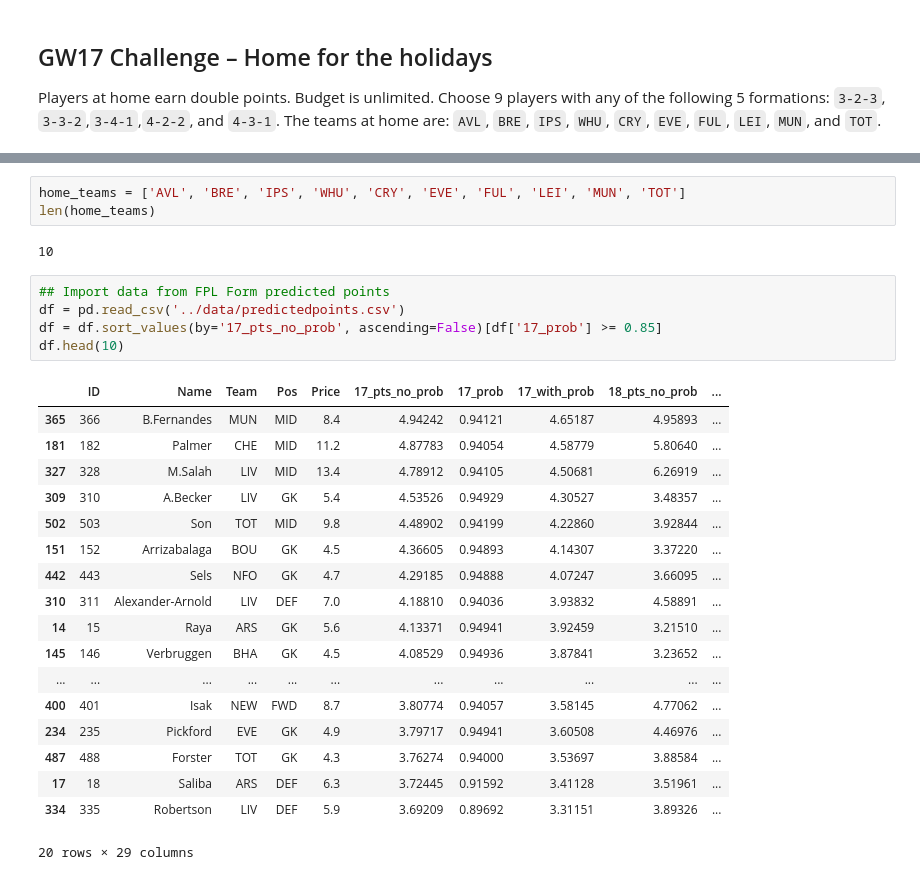
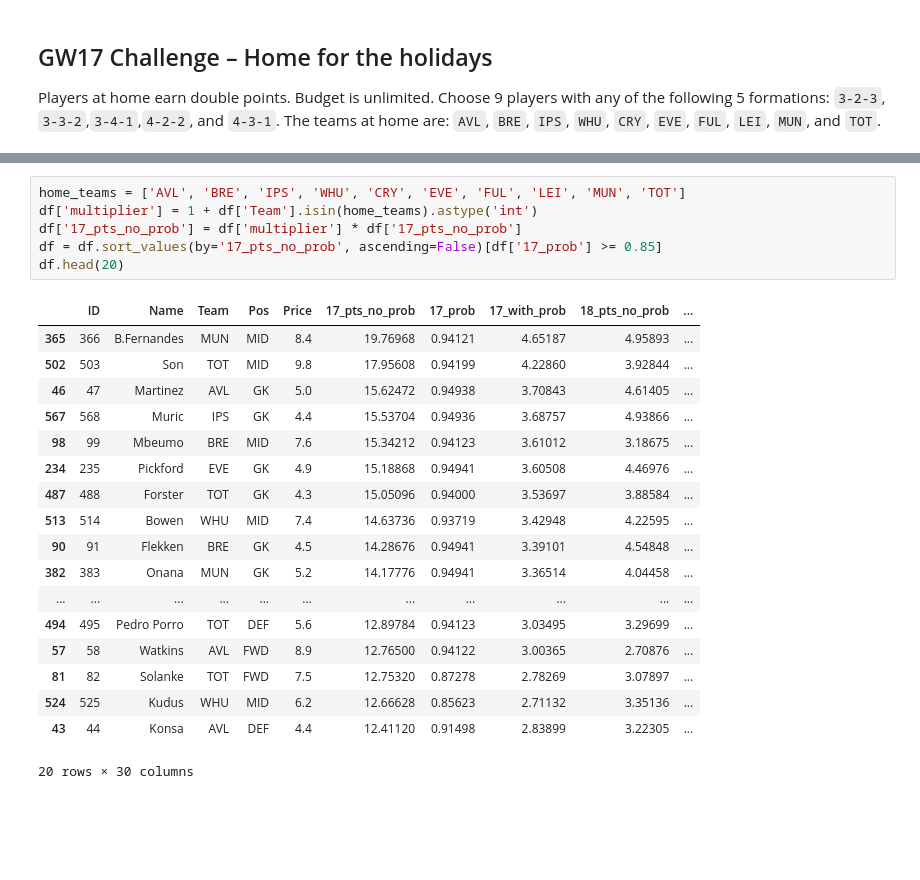
Before and after one commit to cyrilmichino/fantasy-premier-league, a Jupyter notebook: notebooks/fplchallengechoice.ipynb, the cells around one changed output, grey strips where cells are left out. Cells and saved outputs as stored; diff of their text form; blank space fills up the shorter version.

```diff
--- a/notebooks/fplchallengechoice.ipynb
+++ b/notebooks/fplchallengechoice.ipynb
@@ -9,29 +32,25 @@ Players at home earn double points. Budget is unlimited. Choose 9 players with a
 # %%
 home_teams = ['AVL', 'BRE', 'IPS', 'WHU', 'CRY', 'EVE', 'FUL', 'LEI', 'MUN', 'TOT']
-len(home_teams)
+df['multiplier'] = 1 + df['Team'].isin(home_teams).astype('int')
+df['17_pts_no_prob'] = df['multiplier'] * df['17_pts_no_prob']
+df = df.sort_values(by='17_pts_no_prob', ascending=False)[df['17_prob'] >= 0.85]
+df.head(20)
 # %% [output]
+|  | ID | Name | Team | Pos | Price | 17_pts_no_prob | 17_prob | 17_with_prob | 18_pts_no_prob | ... |
+| 365 | 366 | B.Fernandes | MUN | MID | 8.4 | 19.76968 | 0.94121 | 4.65187 | 4.95893 | ... |
+| 502 | 503 | Son | TOT | MID | 9.8 | 17.95608 | 0.94199 | 4.22860 | 3.92844 | ... |
+| 46 | 47 | Martinez | AVL | GK | 5.0 | 15.62472 | 0.94938 | 3.70843 | 4.61405 | ... |
+| 567 | 568 | Muric | IPS | GK | 4.4 | 15.53704 | 0.94936 | 3.68757 | 4.93866 | ... |
+| 98 | 99 | Mbeumo | BRE | MID | 7.6 | 15.34212 | 0.94123 | 3.61012 | 3.18675 | ... |
+| 234 | 235 | Pickford | EVE | GK | 4.9 | 15.18868 | 0.94941 | 3.60508 | 4.46976 | ... |
+| 487 | 488 | Forster | TOT | GK | 4.3 | 15.05096 | 0.94000 | 3.53697 | 3.88584 | ... |
+| 513 | 514 | Bowen | WHU | MID | 7.4 | 14.63736 | 0.93719 | 3.42948 | 4.22595 | ... |
+| 90 | 91 | Flekken | BRE | GK | 4.5 | 14.28676 | 0.94941 | 3.39101 | 4.54848 | ... |
+| 382 | 383 | Onana | MUN | GK | 5.2 | 14.17776 | 0.94941 | 3.36514 | 4.04458 | ... |
+| ... | ... | ... | ... | ... | ... | ... | ... | ... | ... | ... |
+| 494 | 495 | Pedro Porro | TOT | DEF | 5.6 | 12.89784 | 0.94123 | 3.03495 | 3.29699 | ... |
+| 57 | 58 | Watkins | AVL | FWD | 8.9 | 12.76500 | 0.94122 | 3.00365 | 2.70876 | ... |
+| 81 | 82 | Solanke | TOT | FWD | 7.5 | 12.75320 | 0.87278 | 2.78269 | 3.07897 | ... |
+| 524 | 525 | Kudus | WHU | MID | 6.2 | 12.66628 | 0.85623 | 2.71132 | 3.35136 | ... |
+| 43 | 44 | Konsa | AVL | DEF | 4.4 | 12.41120 | 0.91498 | 2.83899 | 3.22305 | ... |
-10
+20 rows × 30 columns
-# %%
-## Import data from FPL Form predicted points
-df = pd.read_csv('../data/predictedpoints.csv')
-df = df.sort_values(by='17_pts_no_prob', ascending=False)[df['17_prob'] >= 0.85]
-df.head(10)
-# %% [output]
-|  | ID | Name | Team | Pos | Price | 17_pts_no_prob | 17_prob | 17_with_prob | 18_pts_no_prob | ... |
-| 365 | 366 | B.Fernandes | MUN | MID | 8.4 | 4.94242 | 0.94121 | 4.65187 | 4.95893 | ... |
-| 181 | 182 | Palmer | CHE | MID | 11.2 | 4.87783 | 0.94054 | 4.58779 | 5.80640 | ... |
-| 327 | 328 | M.Salah | LIV | MID | 13.4 | 4.78912 | 0.94105 | 4.50681 | 6.26919 | ... |
-| 309 | 310 | A.Becker | LIV | GK | 5.4 | 4.53526 | 0.94929 | 4.30527 | 3.48357 | ... |
-| 502 | 503 | Son | TOT | MID | 9.8 | 4.48902 | 0.94199 | 4.22860 | 3.92844 | ... |
-| 151 | 152 | Arrizabalaga | BOU | GK | 4.5 | 4.36605 | 0.94893 | 4.14307 | 3.37220 | ... |
-| 442 | 443 | Sels | NFO | GK | 4.7 | 4.29185 | 0.94888 | 4.07247 | 3.66095 | ... |
-| 310 | 311 | Alexander-Arnold | LIV | DEF | 7.0 | 4.18810 | 0.94036 | 3.93832 | 4.58891 | ... |
-| 14 | 15 | Raya | ARS | GK | 5.6 | 4.13371 | 0.94941 | 3.92459 | 3.21510 | ... |
-| 145 | 146 | Verbruggen | BHA | GK | 4.5 | 4.08529 | 0.94936 | 3.87841 | 3.23652 | ... |
-| ... | ... | ... | ... | ... | ... | ... | ... | ... | ... | ... |
-| 400 | 401 | Isak | NEW | FWD | 8.7 | 3.80774 | 0.94057 | 3.58145 | 4.77062 | ... |
-| 234 | 235 | Pickford | EVE | GK | 4.9 | 3.79717 | 0.94941 | 3.60508 | 4.46976 | ... |
-| 487 | 488 | Forster | TOT | GK | 4.3 | 3.76274 | 0.94000 | 3.53697 | 3.88584 | ... |
-| 17 | 18 | Saliba | ARS | DEF | 6.3 | 3.72445 | 0.91592 | 3.41128 | 3.51961 | ... |
-| 334 | 335 | Robertson | LIV | DEF | 5.9 | 3.69209 | 0.89692 | 3.31151 | 3.89326 | ... |
-20 rows × 29 columns
```
Also changed, not shown: parts of 1 cell of this notebook.
